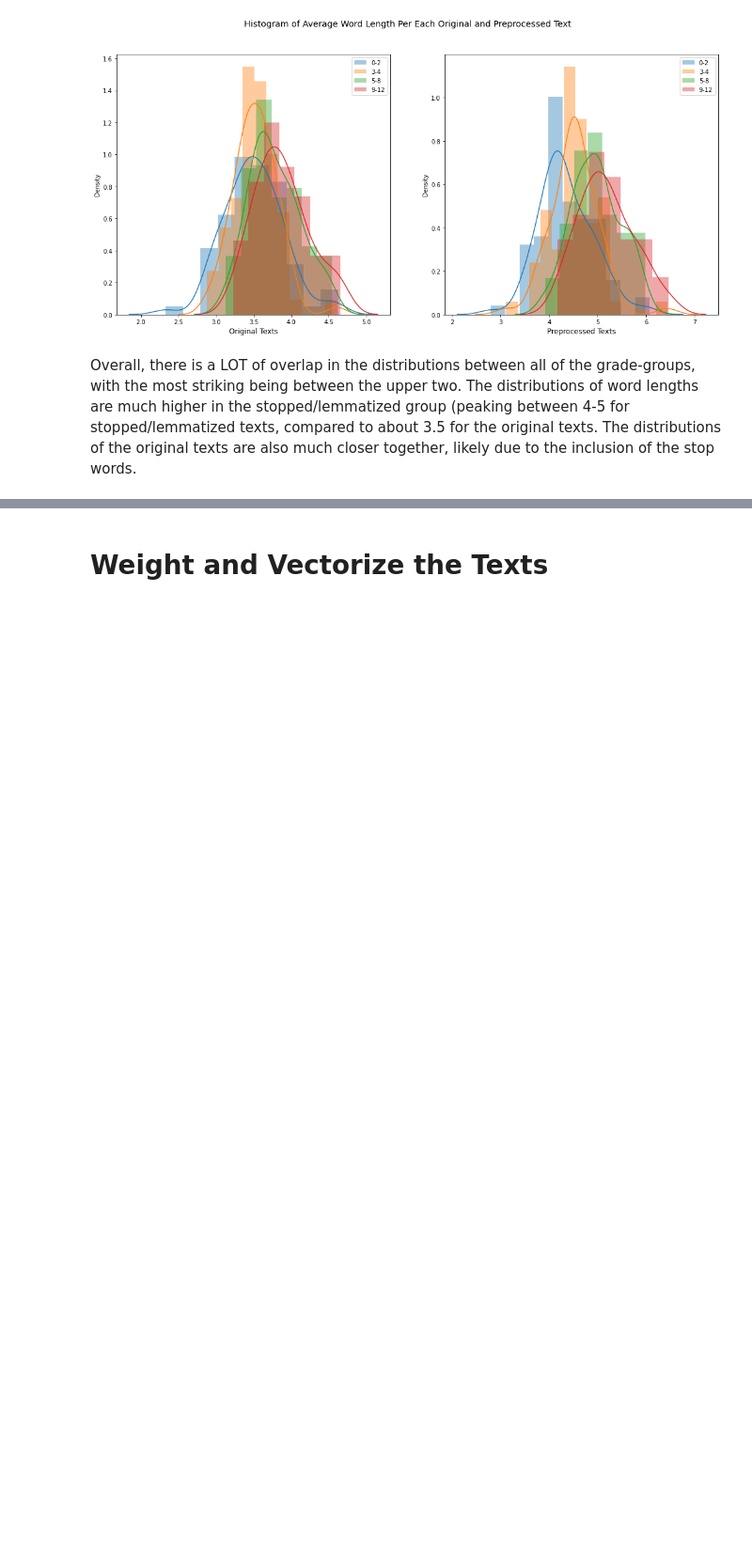
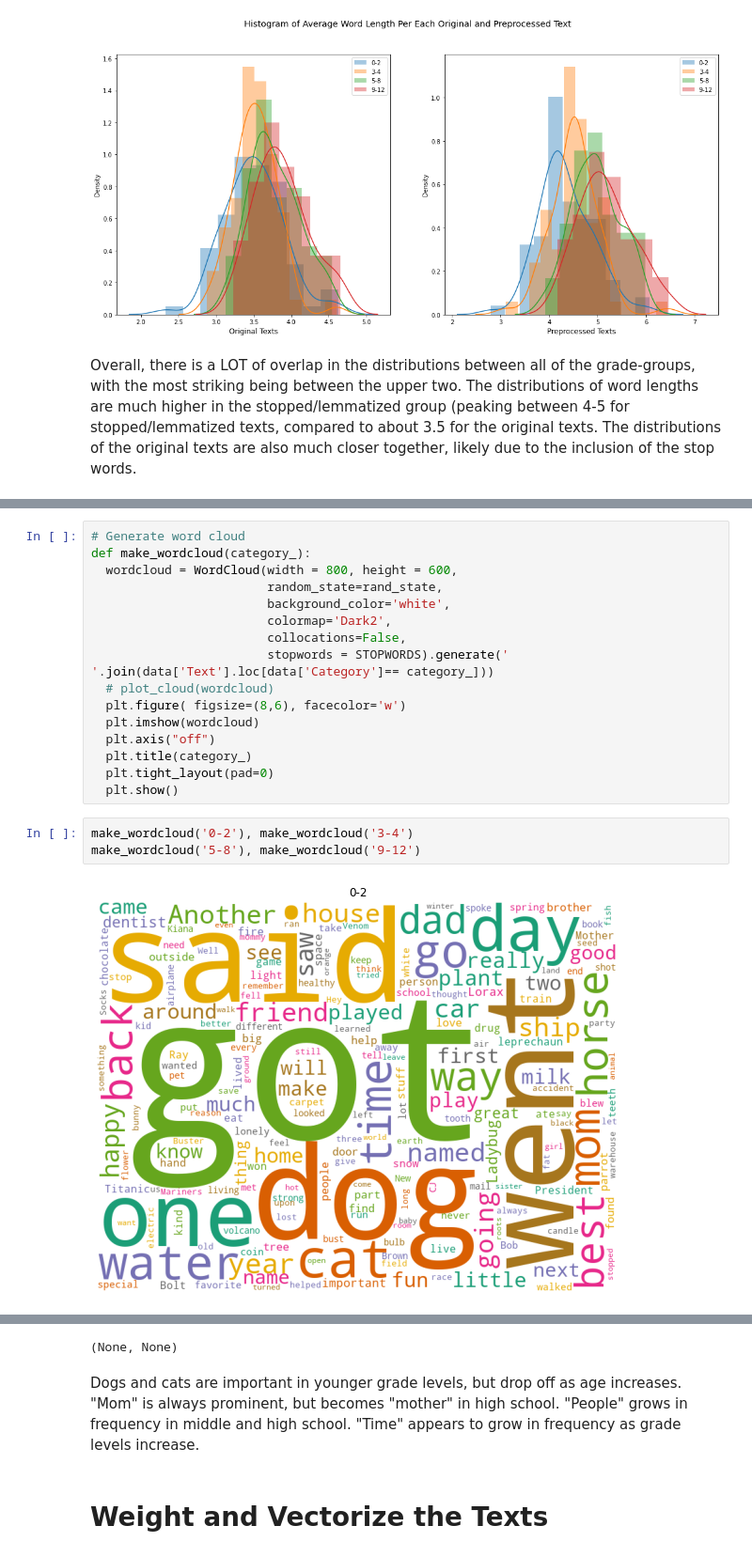
Before and after one commit to jnels13/Screening-Childrens-Writing-Level-With-NLP, a Jupyter notebook: Predicting_Children's_Writing_by_Grade_Level.ipynb, the cells around one changed output, grey strips where cells are left out. Shown at 94% size. Saved outputs shown, nothing was run; the diff lists cells and outputs as text; blank space fills up the shorter version.

```diff
--- a/Predicting_Children's_Writing_by_Grade_Level.ipynb
+++ b/Predicting_Children's_Writing_by_Grade_Level.ipynb
@@ -284,0 +293,21 @@ Overall, there is a LOT of overlap in the distributions between all of the grade
+# %%
+# Generate word cloud
+def make_wordcloud(category_):
+  wordcloud = WordCloud(width = 800, height = 600,
+                        random_state=rand_state,
+                        background_color='white',
+                        colormap='Dark2',
+                        collocations=False,
+                        stopwords = STOPWORDS).generate(' '.join(data['Text'].loc[data['Category']== category_]))
+  # plot_cloud(wordcloud)
+  plt.figure( figsize=(8,6), facecolor='w')
+  plt.imshow(wordcloud)
+  plt.axis("off")
+  plt.title(category_)
+  plt.tight_layout(pad=0)
+  plt.show()
+# %%
+make_wordcloud('0-2'), make_wordcloud('3-4')
+make_wordcloud('5-8'), make_wordcloud('9-12')
+# %% [output]
+[figure, added]
@@ -285,3 +317,6 @@ Overall, there is a LOT of overlap in the distributions between all of the grade
+(None, None)
+# %% [markdown]
+Dogs and cats are important in younger grade levels, but drop off as age increases. "Mom" is always prominent, but becomes "mother" in high school. "People" grows in frequency in middle and high school. "Time" appears to grow in frequency as grade levels increase.
 # %% [markdown]
 # **Weight and Vectorize the Texts**
 # %%
```
Also changed, not shown: parts of 39 cells of this notebook.
